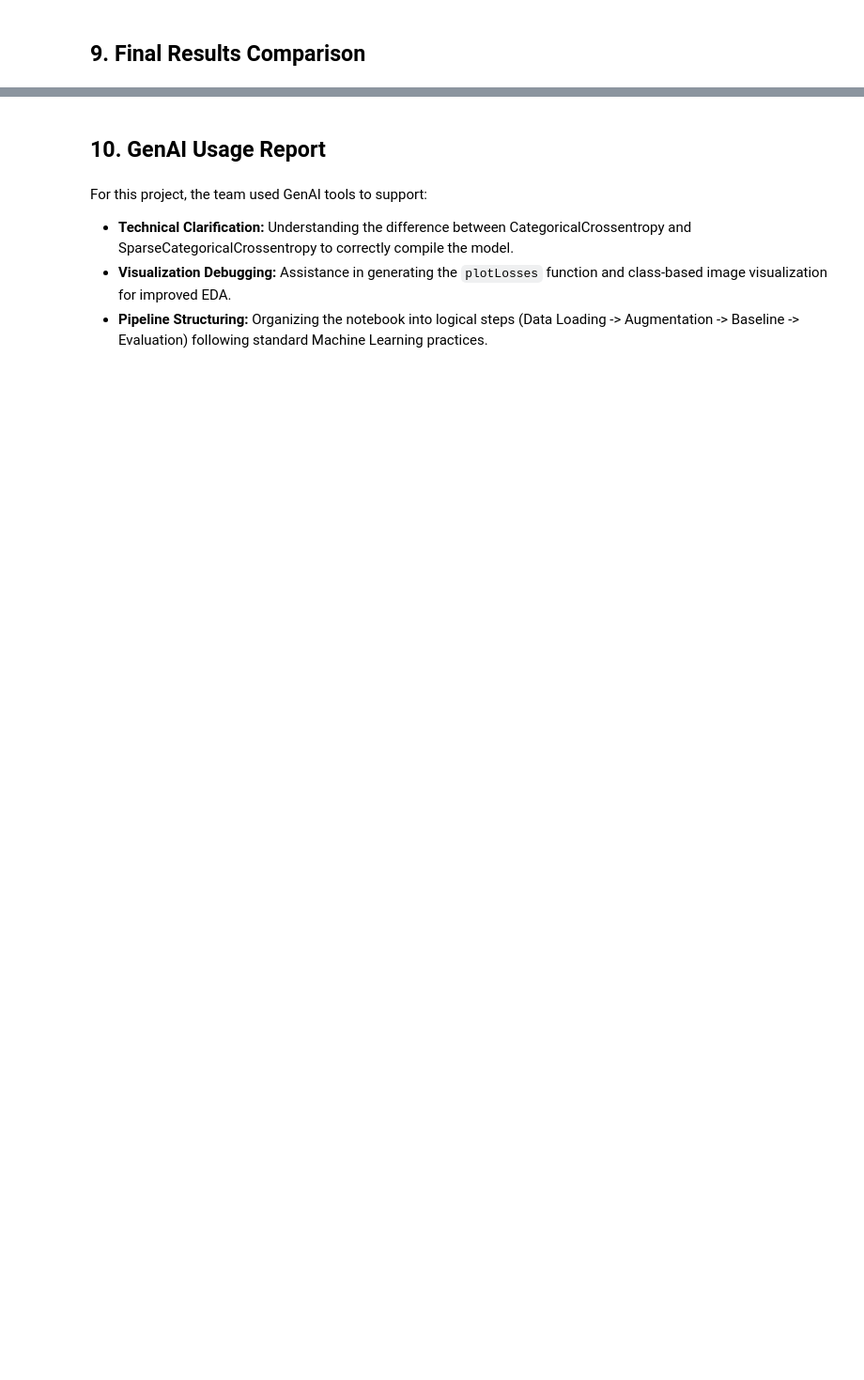
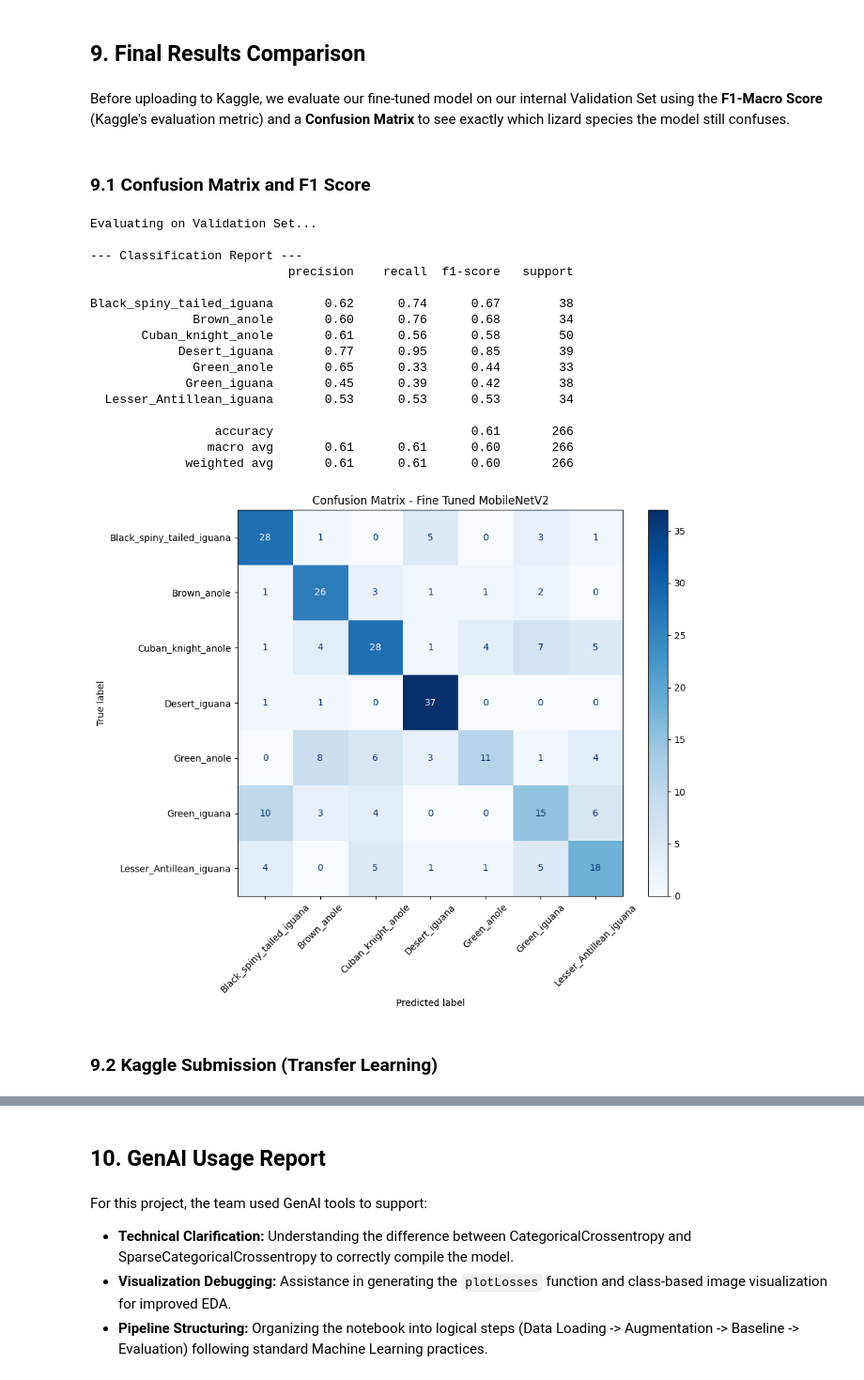
Before and after one commit to IlliaKrivoruchko/lizard-challenge, a Jupyter notebook: Lizard_Classification_Team7.ipynb, the cells around one changed output, grey strips where cells are left out. Shown at 94% size. Drawn from its saved outputs; the diff is of its cells as text; code cells hidden in the pictures; blank space fills up the shorter version.

Commit message:
matrix

```diff
--- a/Lizard_Classification_Team7.ipynb
+++ b/Lizard_Classification_Team7.ipynb
@@ -116,6 +116,11 @@ val_ds = tf.keras.utils.image_dataset_from_directory(
     batch_size=BATCH_SIZE
 )
 
+# Extract the class names directly from the dataset folders
+class_names = train_ds.class_names
+print("\nDetected Classes:", class_names)
+# ----------------------------------------
+
 # Performance optimization (cache + prefetch)
 AUTOTUNE = tf.data.AUTOTUNE
 train_ds = train_ds.cache().shuffle(1000).prefetch(buffer_size=AUTOTUNE)
@@ -313,2 +506,50 @@ Success! 'baseline_submission.csv' is ready for Kaggle upload.
 # %% [markdown]
 ## 9. Final Results Comparison
+# %% [markdown]
+Before uploading to Kaggle, we evaluate our fine-tuned model on our internal Validation Set using the **F1-Macro Score** (Kaggle's evaluation metric) and a **Confusion Matrix** to see exactly which lizard species the model still confuses.
+# %% [markdown]
+### 9.1 Confusion Matrix and F1 Score
+# %%
+# Safely extract true labels and predictions from the validation dataset
+val_true_labels = []
+val_predictions = []
+
+print("Evaluating on Validation Set...")
+for images, labels in val_ds:
+    val_true_labels.extend(labels.numpy())
+    preds = model_tl.predict(images, verbose=0)
+    val_predictions.extend(np.argmax(preds, axis=1))
+
+# Print F1-Macro Score and Classification Report
+print("\n--- Classification Report ---")
+print(classification_report(val_true_labels, val_predictions, target_names=class_names))
+
+# Plot the Confusion Matrix
+cm = confusion_matrix(val_true_labels, val_predictions)
+disp = ConfusionMatrixDisplay(confusion_matrix=cm, display_labels=class_names)
+
+fig, ax = plt.subplots(figsize=(10, 8))
+disp.plot(ax=ax, cmap='Blues', xticks_rotation=45)
+plt.title("Confusion Matrix - Fine Tuned MobileNetV2")
+plt.tight_layout()
+plt.show()
+# %% [output]
+Evaluating on Validation Set...
+
+--- Classification Report ---
+                           precision    recall  f1-score   support
+
+Black_spiny_tailed_iguana       0.62      0.74      0.67        38
+              Brown_anole       0.60      0.76      0.68        34
+       Cuban_knight_anole       0.61      0.56      0.58        50
+            Desert_iguana       0.77      0.95      0.85        39
+              Green_anole       0.65      0.33      0.44        33
+             Green_iguana       0.45      0.39      0.42        38
+  Lesser_Antillean_iguana       0.53      0.53      0.53        34
+
+                 accuracy                           0.61       266
+                macro avg       0.61      0.61      0.60       266
+             weighted avg       0.61      0.61      0.60       266
+[figure, added]
+# %% [markdown]
+### 9.2 Kaggle Submission (Transfer Learning)
```
Also changed, not shown: parts of 17 cells of this notebook, 2 other files.
